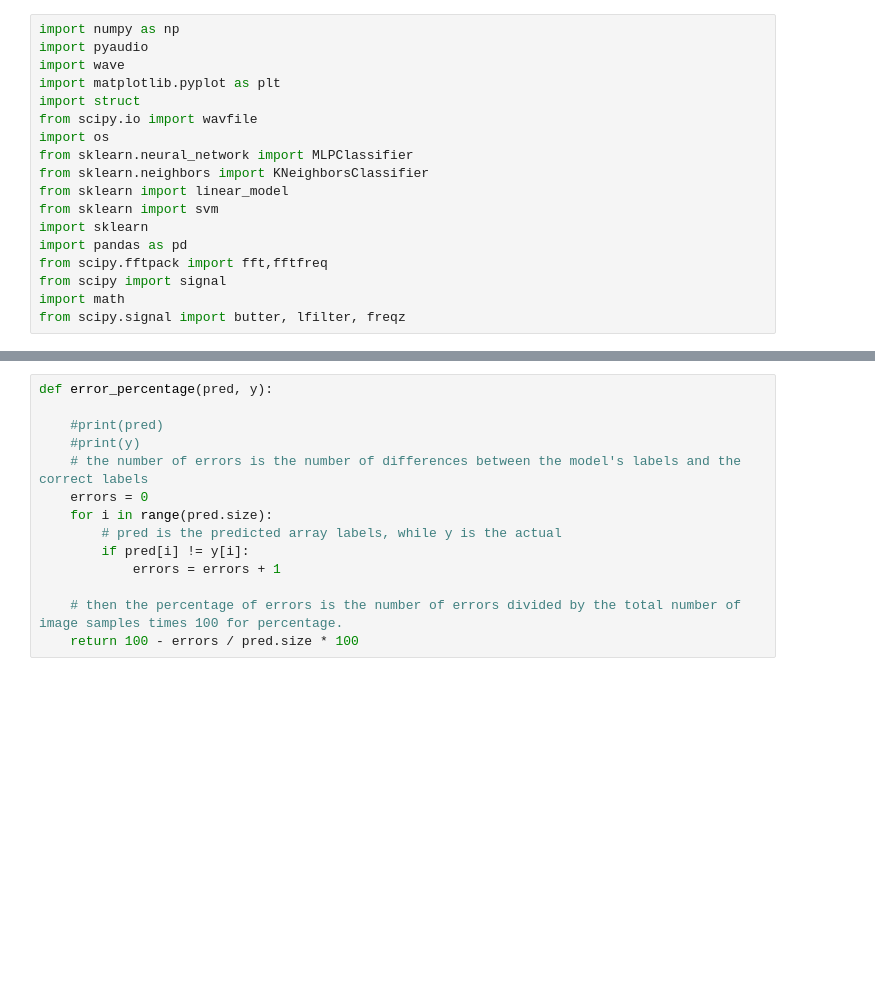
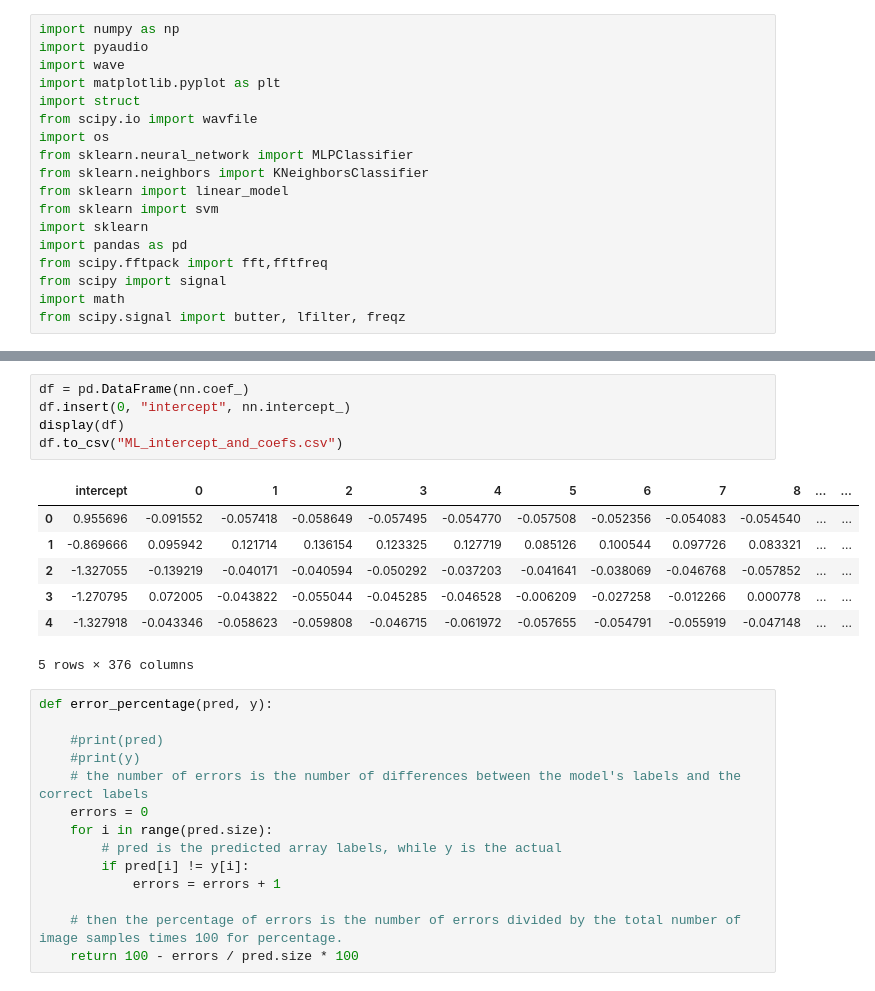
Before and after one commit to jared-p/engr499-group61, a Jupyter notebook: Filtered_Classifier.ipynb, the cells around one changed output, grey strips where cells are left out. Drawn from its saved outputs; the diff is of its cells as text; blank space fills up the shorter version.

Commit message:
Added classifier coef/intercept csv file for pi

```diff
--- a/Filtered_Classifier.ipynb
+++ b/Filtered_Classifier.ipynb
@@ -281,3 +228,16 @@ Percentage correct: 86.0
+# %%
+df = pd.DataFrame(nn.coef_)
+df.insert(0, "intercept", nn.intercept_)
+display(df)
+df.to_csv("ML_intercept_and_coefs.csv")
+# %% [output]
+|  | intercept | 0 | 1 | 2 | 3 | 4 | 5 | 6 | 7 | 8 | ... | ... |
+| 0 | 0.955696 | -0.091552 | -0.057418 | -0.058649 | -0.057495 | -0.054770 | -0.057508 | -0.052356 | -0.054083 | -0.054540 | ... | ... |
+| 1 | -0.869666 | 0.095942 | 0.121714 | 0.136154 | 0.123325 | 0.127719 | 0.085126 | 0.100544 | 0.097726 | 0.083321 | ... | ... |
+| 2 | -1.327055 | -0.139219 | -0.040171 | -0.040594 | -0.050292 | -0.037203 | -0.041641 | -0.038069 | -0.046768 | -0.057852 | ... | ... |
+| 3 | -1.270795 | 0.072005 | -0.043822 | -0.055044 | -0.045285 | -0.046528 | -0.006209 | -0.027258 | -0.012266 | 0.000778 | ... | ... |
+| 4 | -1.327918 | -0.043346 | -0.058623 | -0.059808 | -0.046715 | -0.061972 | -0.057655 | -0.054791 | -0.055919 | -0.047148 | ... | ... |
+5 rows × 376 columns
 # %%
 def error_percentage(pred, y):
 
```
Also changed, not shown: parts of 10 cells of this notebook, 11 other files.
